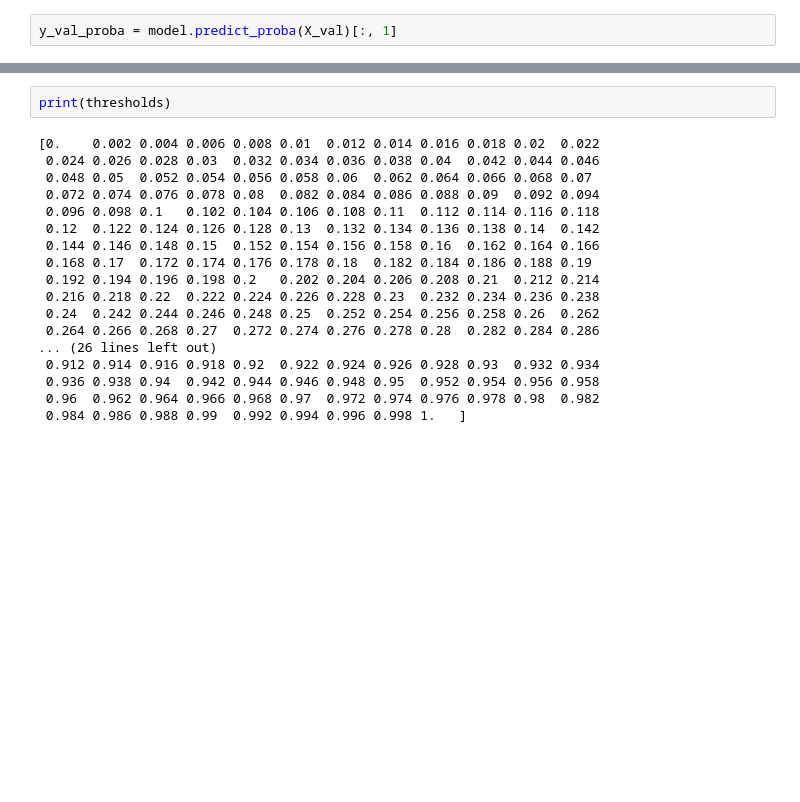
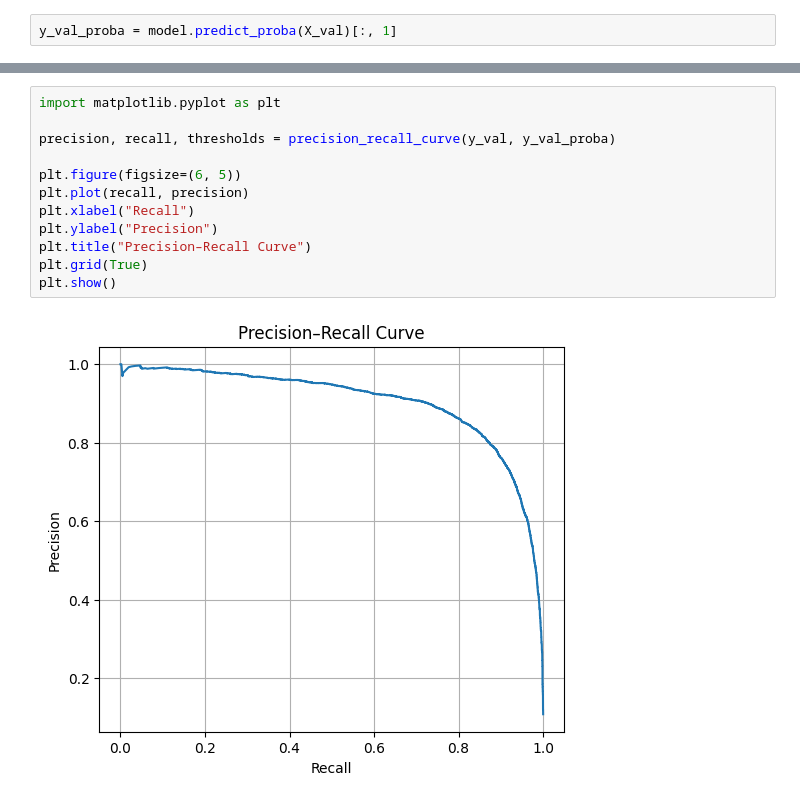
Before and after one commit to gtrevnenski/art-display-predictor, a Jupyter notebook: notebooks/training.ipynb, the cells around one changed output, grey strips where cells are left out. Saved outputs shown, nothing was run; the diff lists cells and outputs as text; blank space fills up the shorter version.

```diff
--- a/notebooks/training.ipynb
+++ b/notebooks/training.ipynb
@@ -158,20 +161,14 @@ Best F1: 0.8326105810928014
-# %%
-print(thresholds)
-# %% [output]
-[0.    0.002 0.004 0.006 0.008 0.01  0.012 0.014 0.016 0.018 0.02  0.022
- 0.024 0.026 0.028 0.03  0.032 0.034 0.036 0.038 0.04  0.042 0.044 0.046
- 0.048 0.05  0.052 0.054 0.056 0.058 0.06  0.062 0.064 0.066 0.068 0.07
- 0.072 0.074 0.076 0.078 0.08  0.082 0.084 0.086 0.088 0.09  0.092 0.094
- 0.096 0.098 0.1   0.102 0.104 0.106 0.108 0.11  0.112 0.114 0.116 0.118
- 0.12  0.122 0.124 0.126 0.128 0.13  0.132 0.134 0.136 0.138 0.14  0.142
- 0.144 0.146 0.148 0.15  0.152 0.154 0.156 0.158 0.16  0.162 0.164 0.166
- 0.168 0.17  0.172 0.174 0.176 0.178 0.18  0.182 0.184 0.186 0.188 0.19
- 0.192 0.194 0.196 0.198 0.2   0.202 0.204 0.206 0.208 0.21  0.212 0.214
- 0.216 0.218 0.22  0.222 0.224 0.226 0.228 0.23  0.232 0.234 0.236 0.238
- 0.24  0.242 0.244 0.246 0.248 0.25  0.252 0.254 0.256 0.258 0.26  0.262
- 0.264 0.266 0.268 0.27  0.272 0.274 0.276 0.278 0.28  0.282 0.284 0.286
-... (26 lines left out)
- 0.912 0.914 0.916 0.918 0.92  0.922 0.924 0.926 0.928 0.93  0.932 0.934
- 0.936 0.938 0.94  0.942 0.944 0.946 0.948 0.95  0.952 0.954 0.956 0.958
- 0.96  0.962 0.964 0.966 0.968 0.97  0.972 0.974 0.976 0.978 0.98  0.982
- 0.984 0.986 0.988 0.99  0.992 0.994 0.996 0.998 1.   ]
+# %%
+import matplotlib.pyplot as plt
+
+precision, recall, thresholds = precision_recall_curve(y_val, y_val_proba)
+
+plt.figure(figsize=(6, 5))
+plt.plot(recall, precision)
+plt.xlabel("Recall")
+plt.ylabel("Precision")
+plt.title("Precision–Recall Curve")
+plt.grid(True)
+plt.show()
+# %% [output]
+[figure, added]
```
Also changed, not shown: parts of 7 cells of this notebook, 8 other files.
